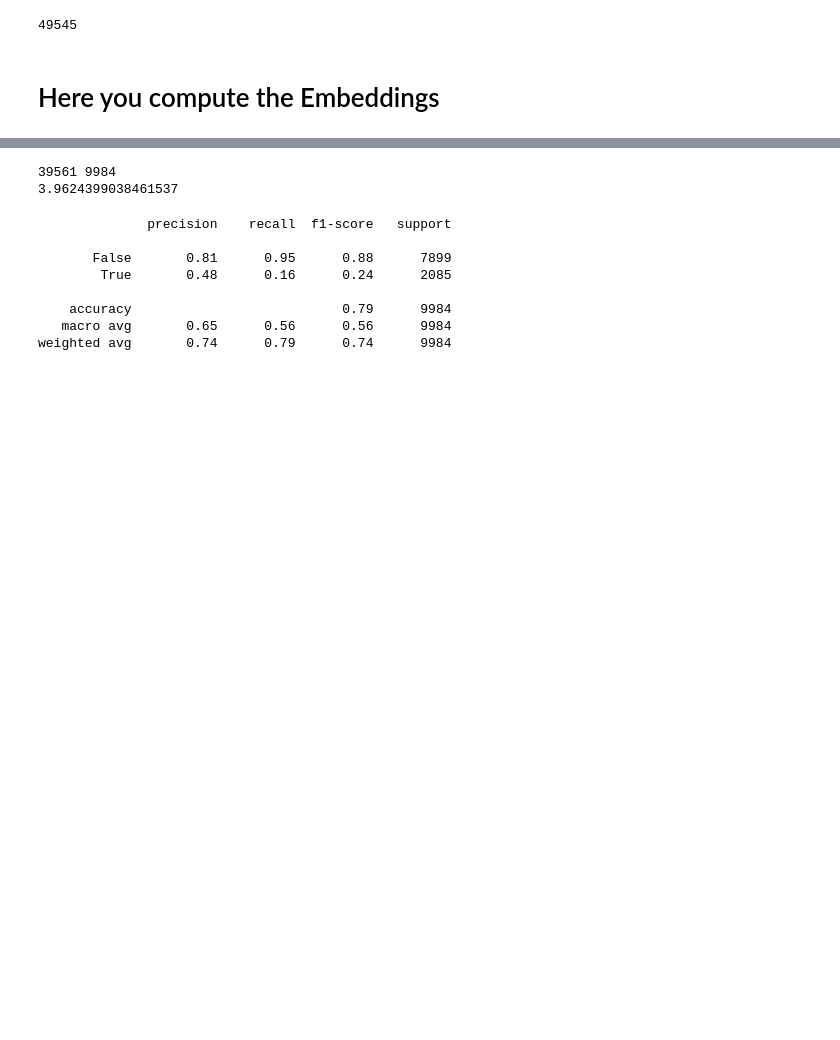
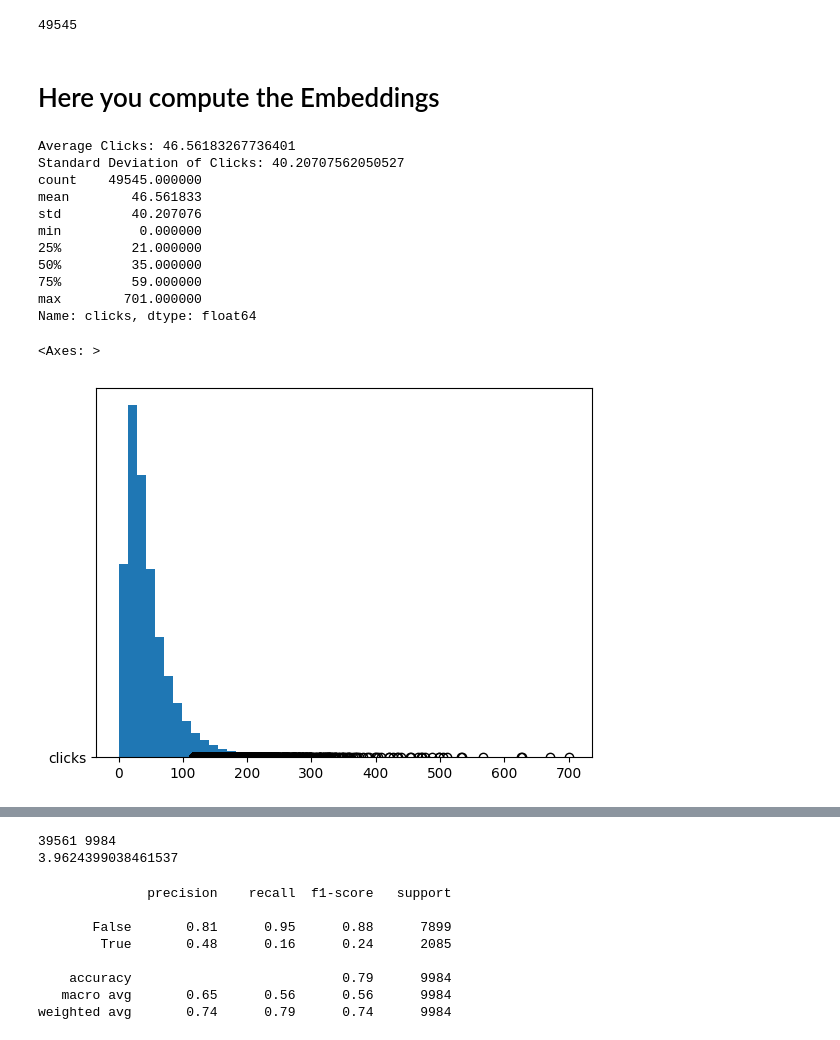
Before and after one commit to egeozin/generative-audience, a Jupyter notebook: analysis/ablation.ipynb, the cells around one changed output, grey strips where cells are left out. Cells and saved outputs as stored; diff of their text form; code cells hidden in the pictures; blank space fills up the shorter version.

Commit message:
added randomregressor example and basic data plotting

```diff
--- a/analysis/ablation.ipynb
+++ b/analysis/ablation.ipynb
@@ -122,6 +121,38 @@ See the caveats in the documentation: https://pandas.pydata.org/pandas-docs/stab
 # %%
 # read in the embedding data
 filter_df = pd.read_csv("ablation_data_openai_ada_002.csv")
+# %%
+# Calculate the average number of clicks
+average_clicks = filter_df['clicks'].mean()
+print(f'Average Clicks: {average_clicks}')
+
+# Calculate the standard deviation to understand the spread
+std_dev_clicks = filter_df['clicks'].std()
+print(f'Standard Deviation of Clicks: {std_dev_clicks}')
+
+# Describe the distribution
+distribution = filter_df['clicks'].describe()
+print(distribution)
+
+# Histogram to visualize the distribution
+filter_df['clicks'].hist(bins=50)
+
+# Show a boxplot to visualize the distribution and potential outliers
+filter_df['clicks'].plot(kind='box', vert=False)
+# %% [output]
+Average Clicks: 46.56183267736401
+Standard Deviation of Clicks: 40.20707562050527
+count    49545.000000
+mean        46.561833
+std         40.207076
+min          0.000000
+25%         21.000000
+50%         35.000000
+75%         59.000000
+max        701.000000
+Name: clicks, dtype: float64
+<Axes: >
+[figure, added]
 # %%
 filter_df[:10]
 # %% [output]
```
Also changed, not shown: parts of 9 cells of this notebook, 1 other file.
